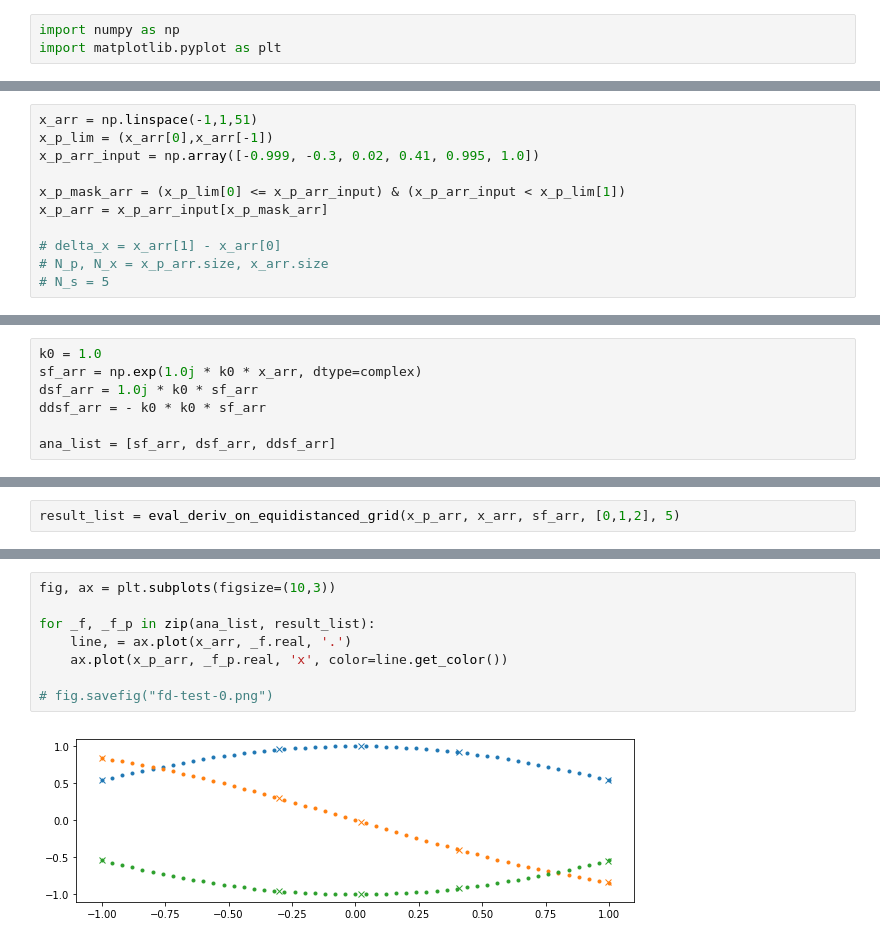
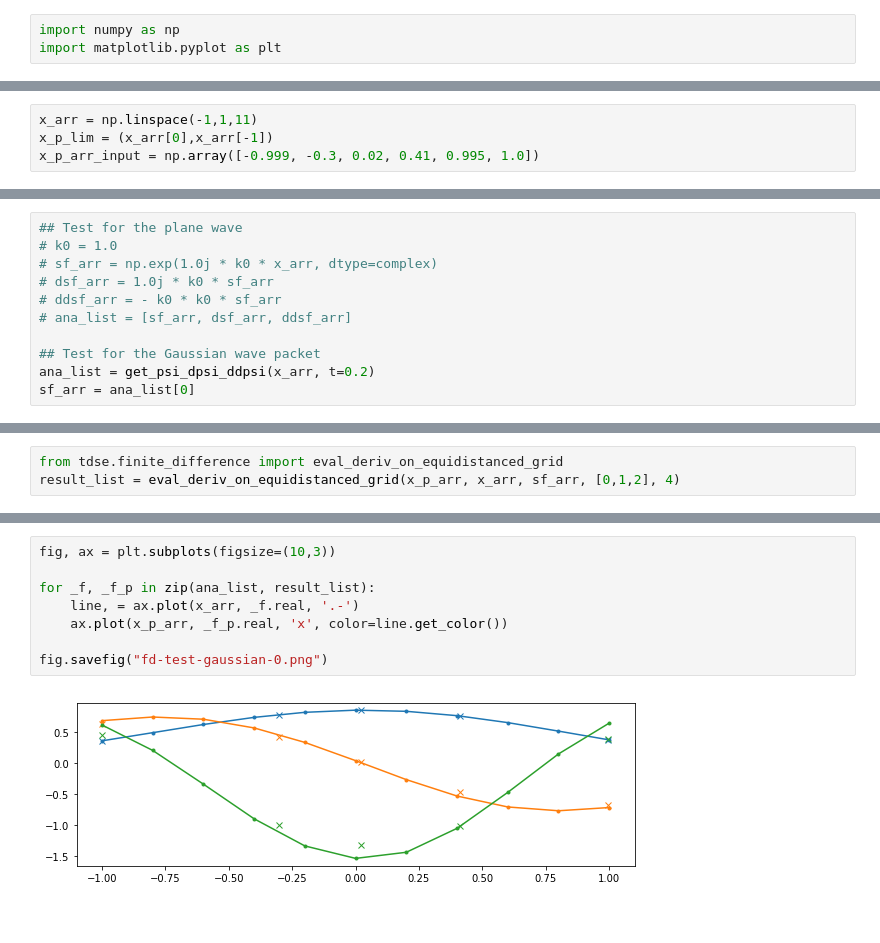
Before and after one commit to jam31118/implicit-euler, a Jupyter notebook: with-newton-method/test-by-gaussian/gaussian-with-newton-method.ipynb, the cells around one changed output, grey strips where cells are left out. Saved outputs shown, nothing was run; the diff lists cells and outputs as text.

```diff
--- a/with-newton-method/test-by-gaussian/gaussian-with-newton-method.ipynb
+++ b/with-newton-method/test-by-gaussian/gaussian-with-newton-method.ipynb
@@ -84,11 +78,4 @@ import matplotlib.pyplot as plt
 # %%
-x_arr = np.linspace(-1,1,51)
+x_arr = np.linspace(-1,1,11)
 x_p_lim = (x_arr[0],x_arr[-1])
 x_p_arr_input = np.array([-0.999, -0.3, 0.02, 0.41, 0.995, 1.0])
-
-x_p_mask_arr = (x_p_lim[0] <= x_p_arr_input) & (x_p_arr_input < x_p_lim[1])
-x_p_arr = x_p_arr_input[x_p_mask_arr]
-
-# delta_x = x_arr[1] - x_arr[0]
-# N_p, N_x = x_p_arr.size, x_arr.size
-# N_s = 5
@@ -95,7 +85,11 @@ x_p_arr = x_p_arr_input[x_p_mask_arr]
 # %%
-k0 = 1.0
-sf_arr = np.exp(1.0j * k0 * x_arr, dtype=complex)
-dsf_arr = 1.0j * k0 * sf_arr
-ddsf_arr = - k0 * k0 * sf_arr
+## Test for the plane wave
+# k0 = 1.0
+# sf_arr = np.exp(1.0j * k0 * x_arr, dtype=complex)
+# dsf_arr = 1.0j * k0 * sf_arr
+# ddsf_arr = - k0 * k0 * sf_arr
+# ana_list = [sf_arr, dsf_arr, ddsf_arr]
 
-ana_list = [sf_arr, dsf_arr, ddsf_arr]
+## Test for the Gaussian wave packet
+ana_list = get_psi_dpsi_ddpsi(x_arr, t=0.2)
+sf_arr = ana_list[0]
@@ -151,2 +96,3 @@ def eval_deriv_on_equidistanced_grid(x_p_arr, x_arr, sf_arr, orders, N_s):
 # %%
-result_list = eval_deriv_on_equidistanced_grid(x_p_arr, x_arr, sf_arr, [0,1,2], 5)
+from tdse.finite_difference import eval_deriv_on_equidistanced_grid
+result_list = eval_deriv_on_equidistanced_grid(x_p_arr, x_arr, sf_arr, [0,1,2], 4)
@@ -164,10 +99,10 @@ result_list = eval_deriv_on_equidistanced_grid(x_p_arr, x_arr, sf_arr, [0,1,2],
 # %%
 fig, ax = plt.subplots(figsize=(10,3))
 
 for _f, _f_p in zip(ana_list, result_list):
-    line, = ax.plot(x_arr, _f.real, '.')
+    line, = ax.plot(x_arr, _f.real, '.-')
     ax.plot(x_p_arr, _f_p.real, 'x', color=line.get_color())
 
-# fig.savefig("fd-test-0.png")
+fig.savefig("fd-test-gaussian-0.png")
 # %% [output]
-[figure, old version]
+[figure, new version]
```
Also changed, not shown: parts of 4 cells of this notebook.
